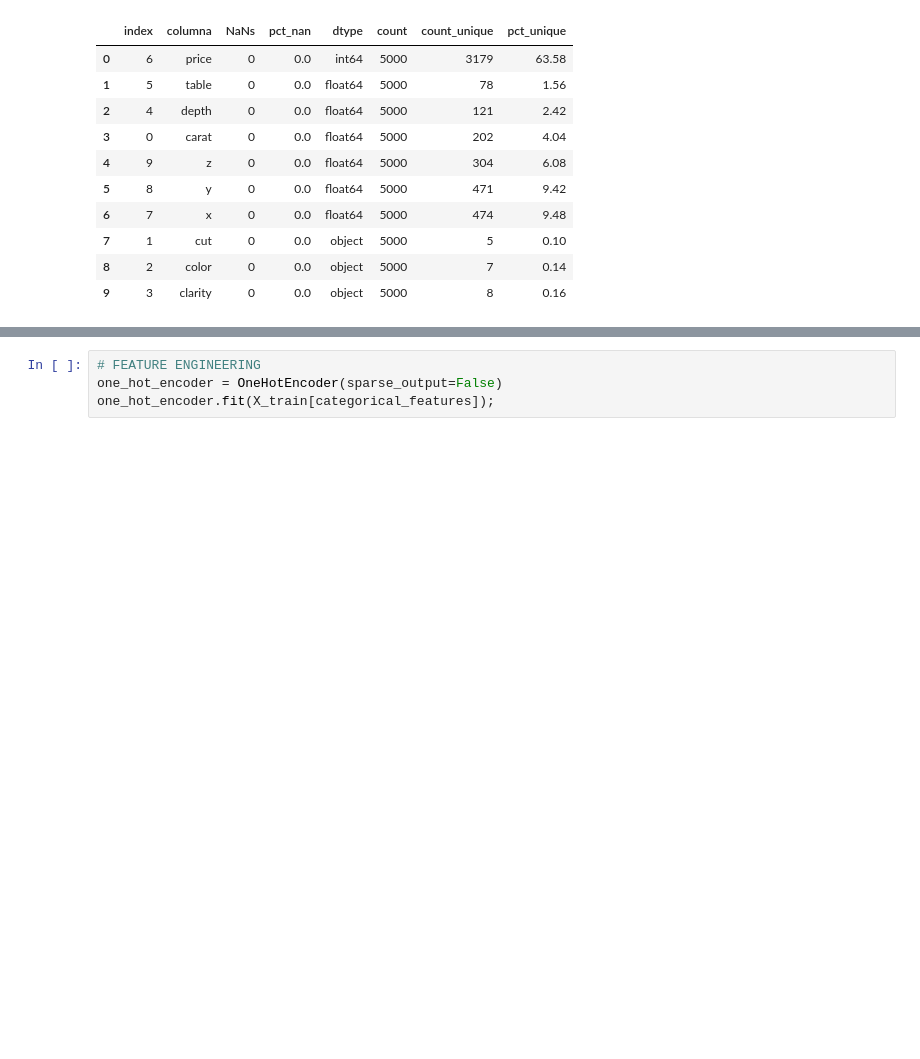
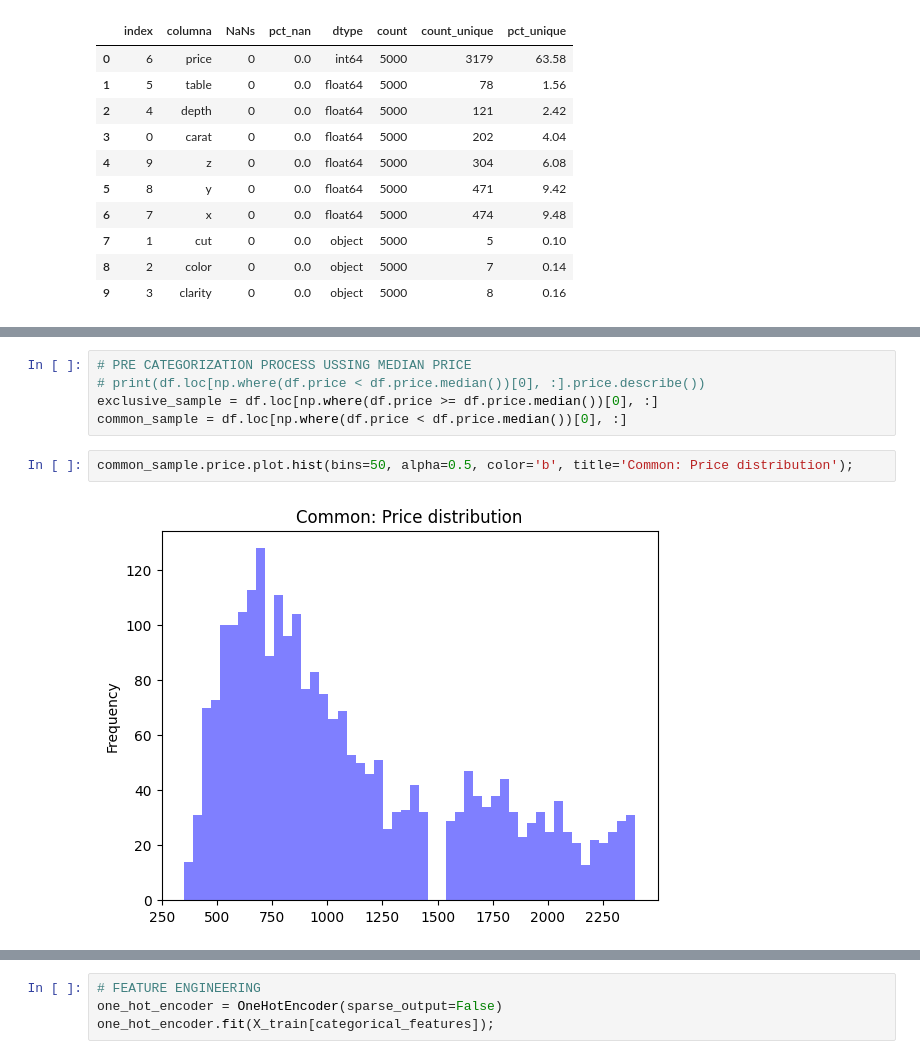
Before and after one commit to jackonedev/xtream-ai-assignment-engineer, a Jupyter notebook: assigment.ipynb, the cells around one changed output, grey strips where cells are left out. Drawn from its saved outputs; the diff is of its cells as text; blank space fills up the shorter version.

```diff
--- a/assigment.ipynb
+++ b/assigment.ipynb
@@ -43,0 +63,9 @@ df.price.plot.hist(bins=50, alpha=0.5, color='b', title='Price distribution');
+# %%
+# PRE CATEGORIZATION PROCESS USSING MEDIAN PRICE
+# print(df.loc[np.where(df.price < df.price.median())[0], :].price.describe())
+exclusive_sample = df.loc[np.where(df.price >= df.price.median())[0], :]
+common_sample = df.loc[np.where(df.price < df.price.median())[0], :]
+# %%
+common_sample.price.plot.hist(bins=50, alpha=0.5, color='b', title='Common: Price distribution');
+# %% [output]
+[figure, added]
```
Also changed, not shown: parts of 21 cells of this notebook, 1 other file.
